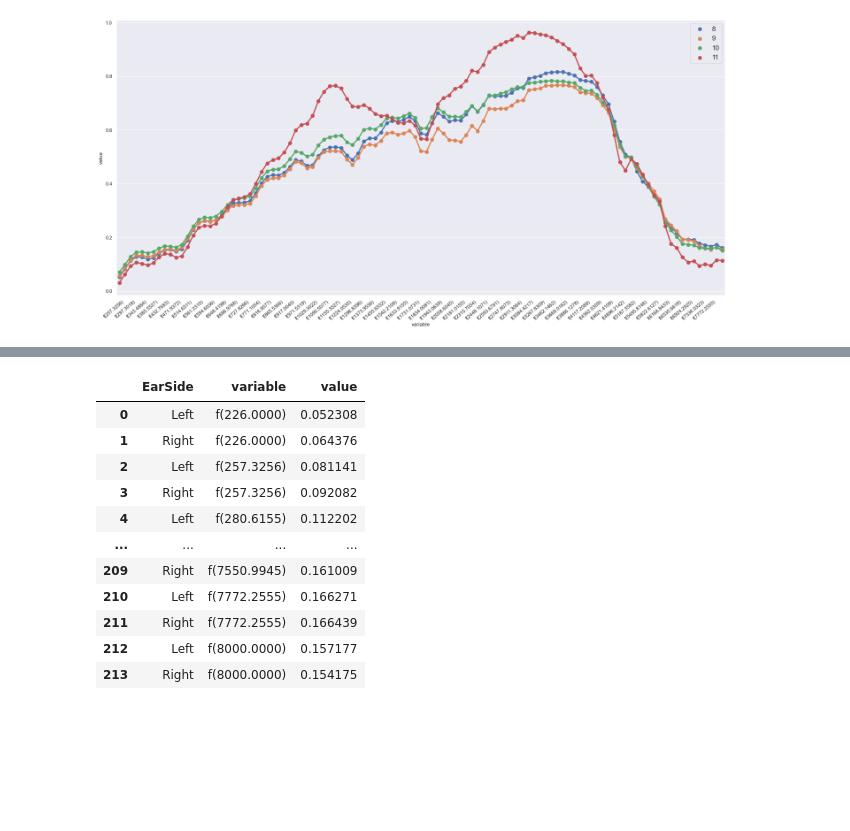
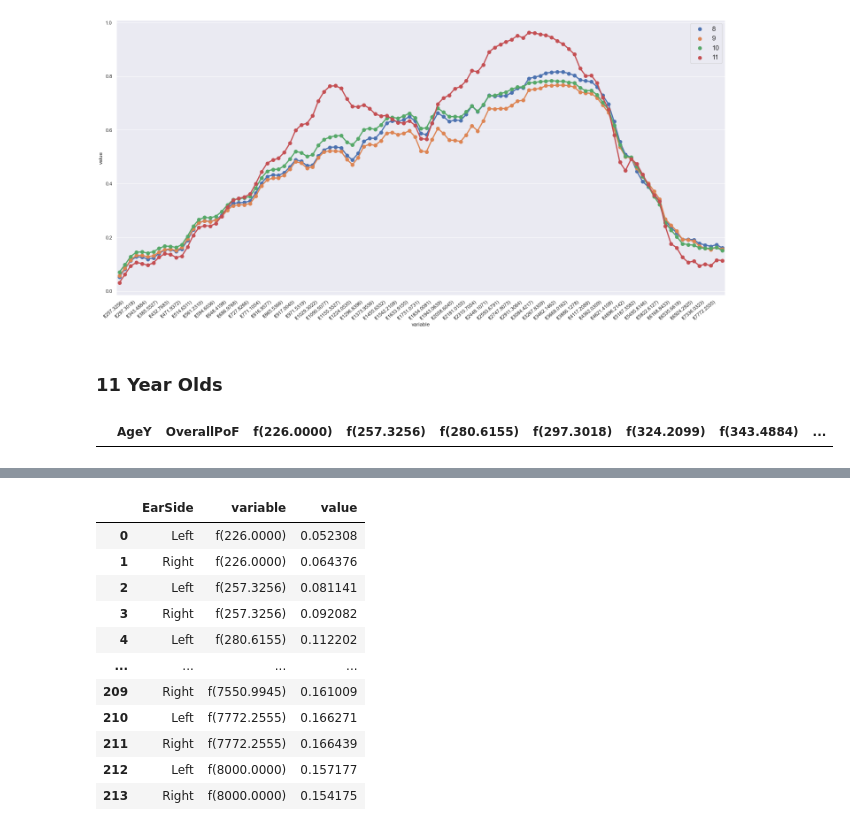
Before and after one commit to Charlene-L/CITS5553-Capstone-Project, a Jupyter notebook: EDA/Benjamin/eda_collated.ipynb, the cells around one changed output, grey strips where cells are left out. Saved outputs shown, nothing was run; the diff lists cells and outputs as text; code cells hidden in the pictures; blank space fills up the shorter version.

```diff
--- a/EDA/Benjamin/eda_collated.ipynb
+++ b/EDA/Benjamin/eda_collated.ipynb
@@ -414,3 +418,11 @@ plt.legend(fontsize=15) # using a size in points
 plt.show();
 # %% [output]
 [figure]
+# %% [markdown]
+### 11 Year Olds
+# %%
+age_df = df[['AgeY', 'OverallPoF'] + freq_cols]
+age_df_11 = age_df[age_df['AgeY']>=11]
+age_df_11
+# %% [output]
+|  | AgeY | OverallPoF | f(226.0000) | f(257.3256) | f(280.6155) | f(297.3018) | f(324.2099) | f(343.4884) | ... |
```
Also changed, not shown: parts of 8 cells of this notebook, 1 other file.
